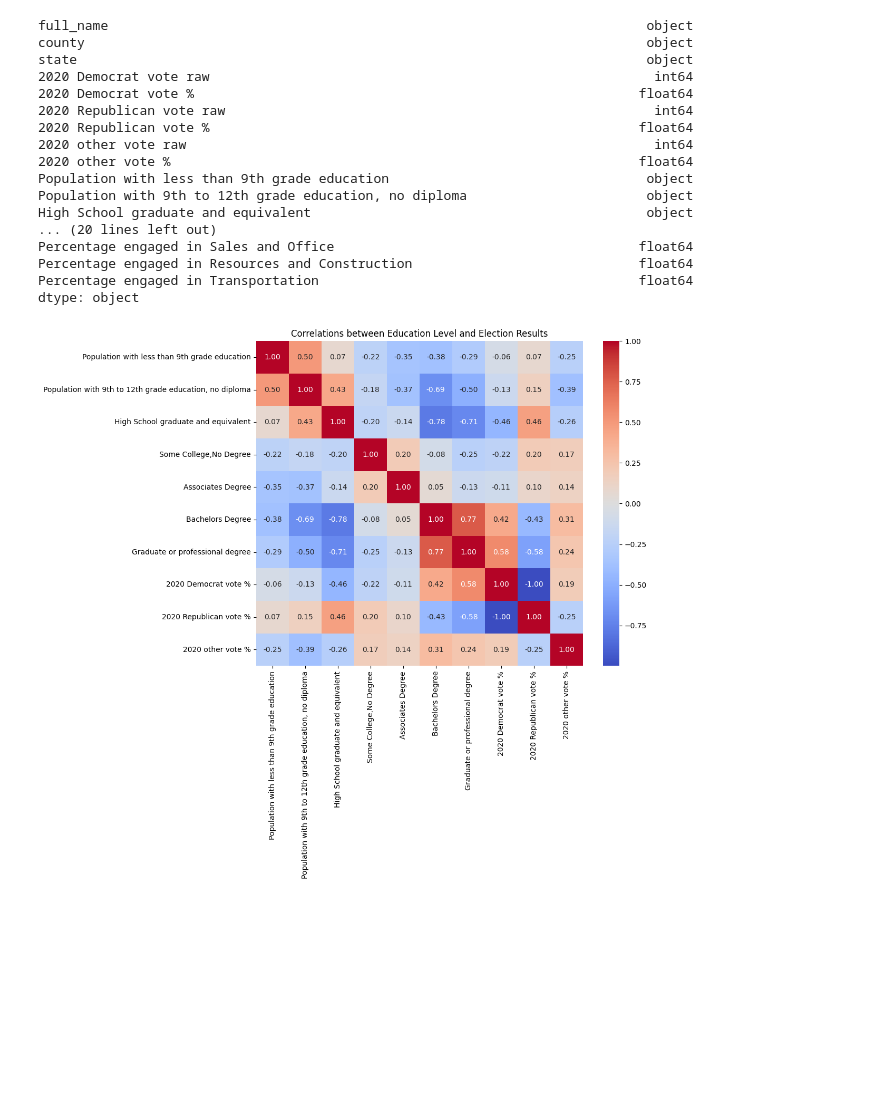
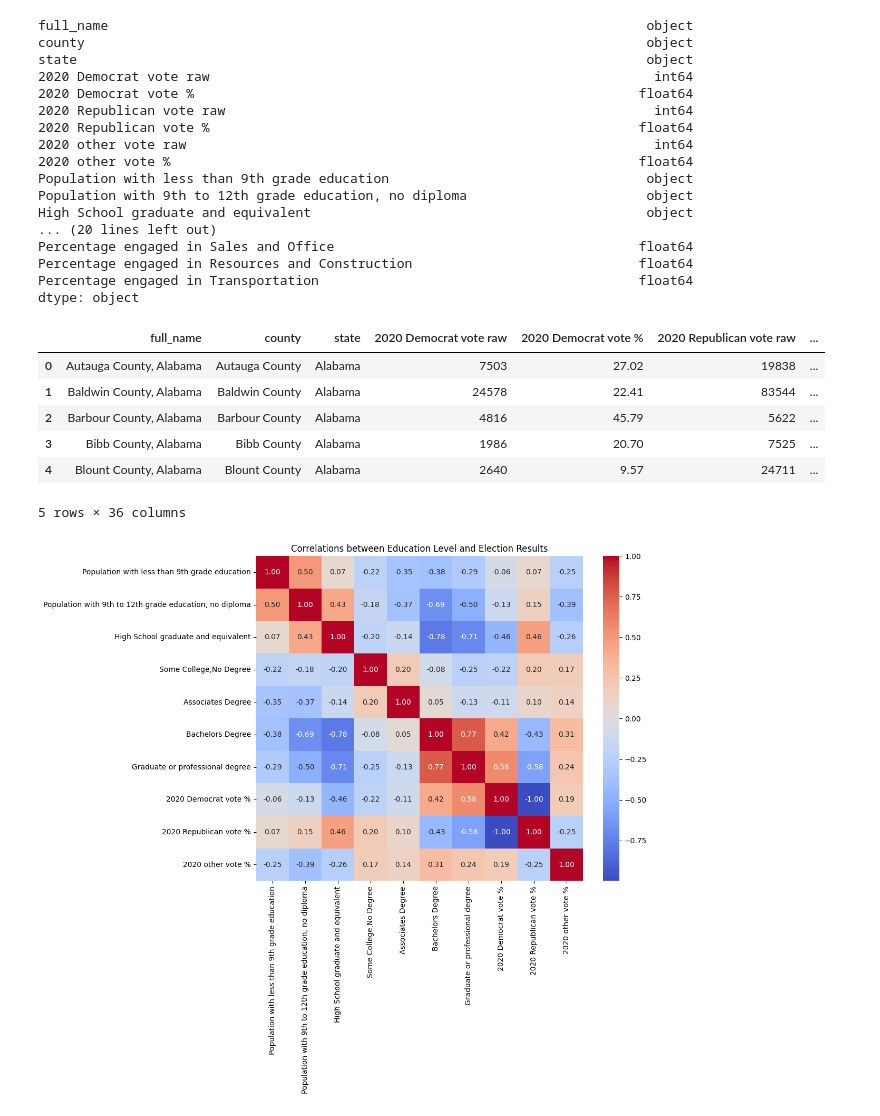
Before and after one commit to HowToCarpeDiem/Analysis-of-the-2020-US-presidential-election, a Jupyter notebook: geop1.ipynb, the cells around one changed output. Drawn from its saved outputs; the diff is of its cells as text; code cells hidden in the pictures; blank space fills up the shorter version.

```diff
--- a/geop1.ipynb
+++ b/geop1.ipynb
@@ -34,6 +43,16 @@ Percentage engaged in Sales and Office                                       flo
 Percentage engaged in Resources and Construction                             float64
 Percentage engaged in Transportation                                         float64
 dtype: object
+# %%
+dane.head()
+# %% [output]
+|  | full_name | county | state | 2020 Democrat vote raw | 2020 Democrat vote % | 2020 Republican vote raw | ... |
+| 0 | Autauga County, Alabama | Autauga County | Alabama | 7503 | 27.02 | 19838 | ... |
+| 1 | Baldwin County, Alabama | Baldwin County | Alabama | 24578 | 22.41 | 83544 | ... |
+| 2 | Barbour County, Alabama | Barbour County | Alabama | 4816 | 45.79 | 5622 | ... |
+| 3 | Bibb County, Alabama | Bibb County | Alabama | 1986 | 20.70 | 7525 | ... |
+| 4 | Blount County, Alabama | Blount County | Alabama | 2640 | 9.57 | 24711 | ... |
+5 rows × 36 columns
 # %%
 # Usunięcie znaku '%' i konwersja na liczby zmiennoprzecinkowe
 kolumny_edukacja = [
```
Also changed, not shown: parts of 13 cells of this notebook, 1 other file.
